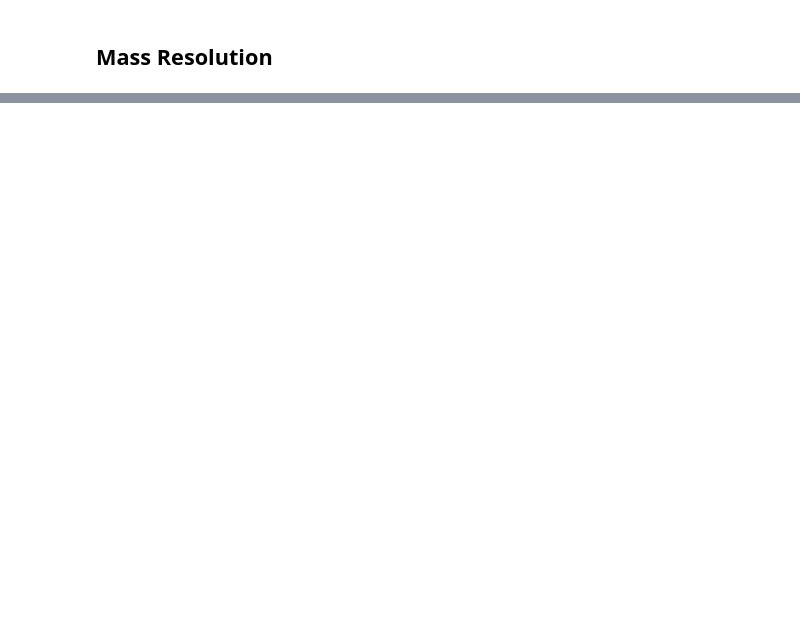
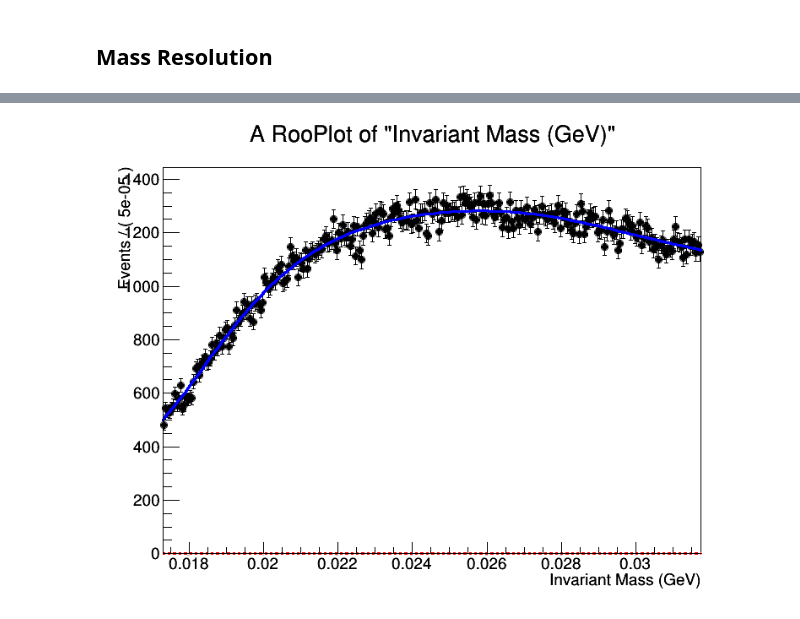
Before and after one commit to omar-moreno/hps-notebooks, a Jupyter notebook: bump_hunt/bump_hunt.ipynb, the cells around one changed output, grey strips where cells are left out. Cells and saved outputs as stored; diff of their text form; code cells hidden in the pictures; blank space fills up the shorter version.

```diff
--- a/bump_hunt/bump_hunt.ipynb
+++ b/bump_hunt/bump_hunt.ipynb
@@ -153,0 +263,37 @@ Establishing whether the signal+background model is significantly different from
+# %%
+params = comp_model.getVariables()
+
+nsig.setVal(0)
+
+nsig.setConstant(r.kTRUE)
+
+invariant_mass.setRange(window_start, window_start + window_size)
+plot = invariant_mass.frame(r.RooFit.Range("ap_mass_range"))
+
+nll = comp_model.createNLL(data,
+                      r.RooFit.Extended(r.kTRUE),
+                      r.RooFit.Range("ap_mass_range"),
+                      r.RooFit.SumCoefRange("ap_mass_range"))
+
+m = r.RooMinuit(nll)
+
+m.migrad()
+
+bkg_result = m.save()
+
+data.plotOn(plot)
+comp_model.plotOn(plot,
+                  r.RooFit.Range("ap_mass_range"),
+                  r.RooFit.NormRange("ap_mass_range"))
+comp_model.plotOn(plot,
+                 r.RooFit.Range("ap_mass_range"),
+                 r.RooFit.NormRange("ap_mass_range"),
+                 r.RooFit.Components("signal"),
+                 r.RooFit.LineStyle(r.RooFit.kDashed),
+                 r.RooFit.LineColor(r.RooFit.kRed))
+
+plot.Draw()
+
+canvas
+# %% [output]
+[figure, added]
```
Also changed, not shown: parts of 13 cells of this notebook, 1 other file.
